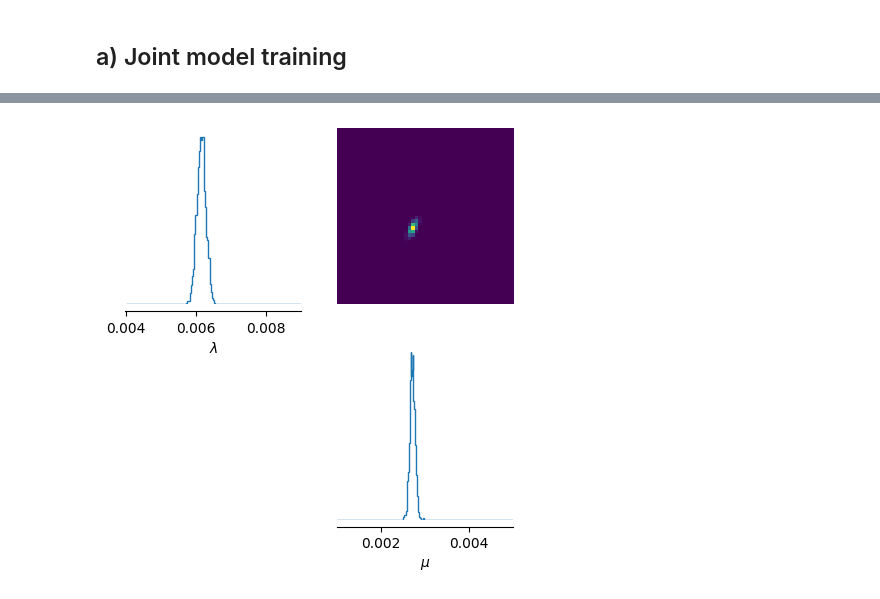
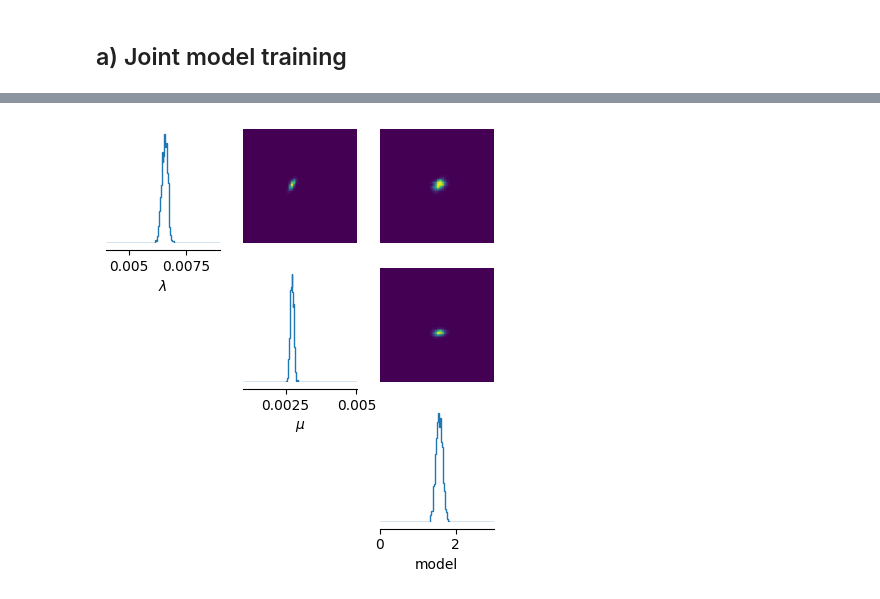
Before and after one commit to LostMa-ERC/ExtinctionOfTexts, a Jupyter notebook: simulation_based_inference_joint.ipynb, the cells around one changed output, grey strips where cells are left out. Saved outputs shown, nothing was run; the diff lists cells and outputs as text; code cells hidden in the pictures.

Commit message:
joint inference working a bit

```diff
--- a/simulation_based_inference_joint.ipynb
+++ b/simulation_based_inference_joint.ipynb
@@ -364,8 +364,8 @@ lambda_max_prior = 9.*10**(-3)
 mu_min_prior = 1.*10**(-3)
 mu_max_prior = 5*10**(-3)
 
-N_samples_prior = 1000 #500000
-N_samples_posterior = 10 #1000
+N_samples_prior = 50000 #500000
+N_samples_posterior = 1000 #1000
 # %% [markdown]
 ## a) Joint model training
 # %%
@@ -430,8 +430,7 @@ for t in tqdm(theta0):
 # %%
 inference = NLE(prior=prior)
 inference = inference.append_simulations(Tensor(theta), Tensor(x))
-inference.train()
-
-# with open("pretrained_models/inference_base.pickle", "wb") as f:
-#     pickle.dump(inference, f)
+likelihood_estimator = inference.train()
+with open("pretrained_models/inference_joint.pickle", "wb") as f:
+    pickle.dump(inference, f)
 # %% [output]
@@ -468,10 +475,10 @@ samples = posterior.sample(
 # %%
 _ = pairplot(
     samples,
-    limits=[[lambda_min_prior, lambda_max_prior], [mu_min_prior, mu_max_prior]],
+    limits=[[lambda_min_prior, lambda_max_prior], [mu_min_prior, mu_max_prior], [0,3]],
     figsize=(5, 5),
-    labels=[r"$\lambda$", r"$\mu$"]
+    labels=[r"$\lambda$", r"$\mu$", r"model"]
 )
 # %% [output]
-[figure, old version]
+[figure, new version]
 # %%
```
Also changed, not shown: parts of 31 cells of this notebook, 1 other file.
